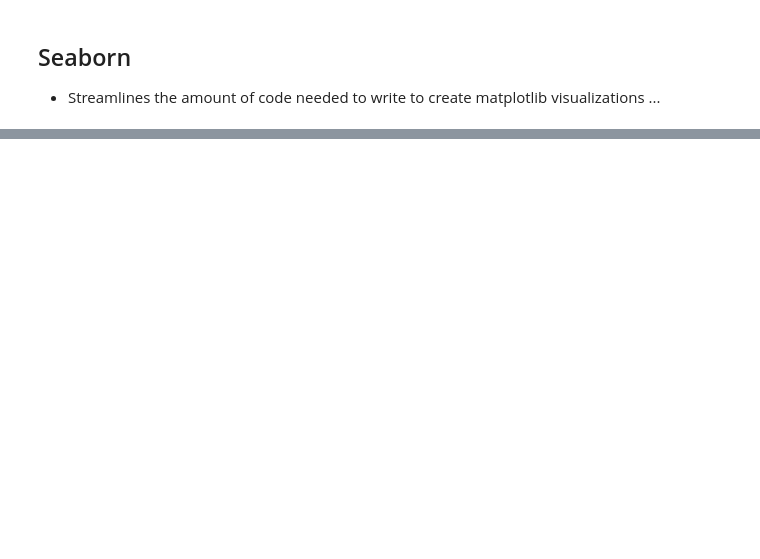
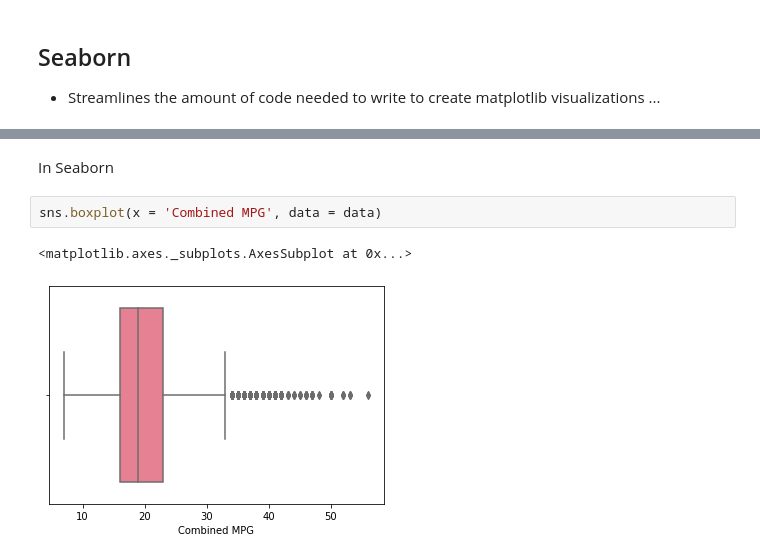
Before and after one commit to ksaslow/data-pt-ber-08-20, a Jupyter notebook: Notes/module-2/Week10_Day1_Seaborn&Matplotlib.ipynb, the cells around one changed output, grey strips where cells are left out. Drawn from its saved outputs; the diff is of its cells as text; blank space fills up the shorter version.

```diff
--- a/Notes/module-2/Week10_Day1_Seaborn&Matplotlib.ipynb
+++ b/Notes/module-2/Week10_Day1_Seaborn&Matplotlib.ipynb
@@ -59,0 +109,7 @@ sns.lmplot('x', 'y', data=df)
+# %% [markdown]
+In Seaborn
+# %%
+sns.boxplot(x = 'Combined MPG', data = data)
+# %% [output]
+<matplotlib.axes._subplots.AxesSubplot at 0x...>
+[figure, added]
```
Also changed, not shown: parts of 28 cells of this notebook, 2 other files.
